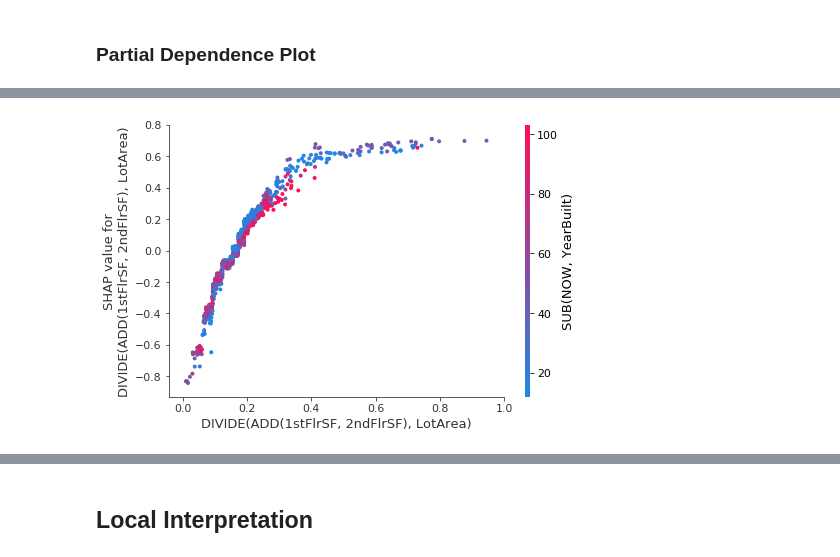
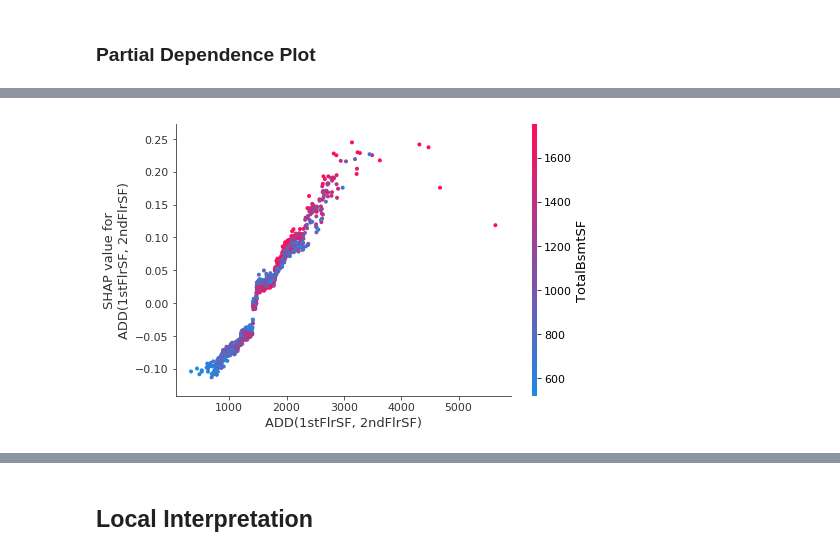
Before and after one commit to JYLFamily/Interpert_Machine_Learning, a Jupyter notebook: 20190124/GbcInterpert.ipynb, the cells around one changed output, grey strips where cells are left out. Drawn from its saved outputs; the diff is of its cells as text; code cells hidden in the pictures.

```diff
--- a/20190124/GbcInterpert.ipynb
+++ b/20190124/GbcInterpert.ipynb
@@ -59,5 +63,5 @@ shap.summary_plot(shap_values, train_feature, plot_type="bar")
 # %%
-shap.dependence_plot("DIVIDE(ADD(1stFlrSF, 2ndFlrSF), LotArea)", shap_values, train_feature)
+shap.dependence_plot("ADD(1stFlrSF, 2ndFlrSF)", shap_values, train_feature)
 # %% [output]
-[figure, old version]
+[figure, new version]
 # %%
```
Also changed, not shown: parts of 14 cells of this notebook, 4 other files.
